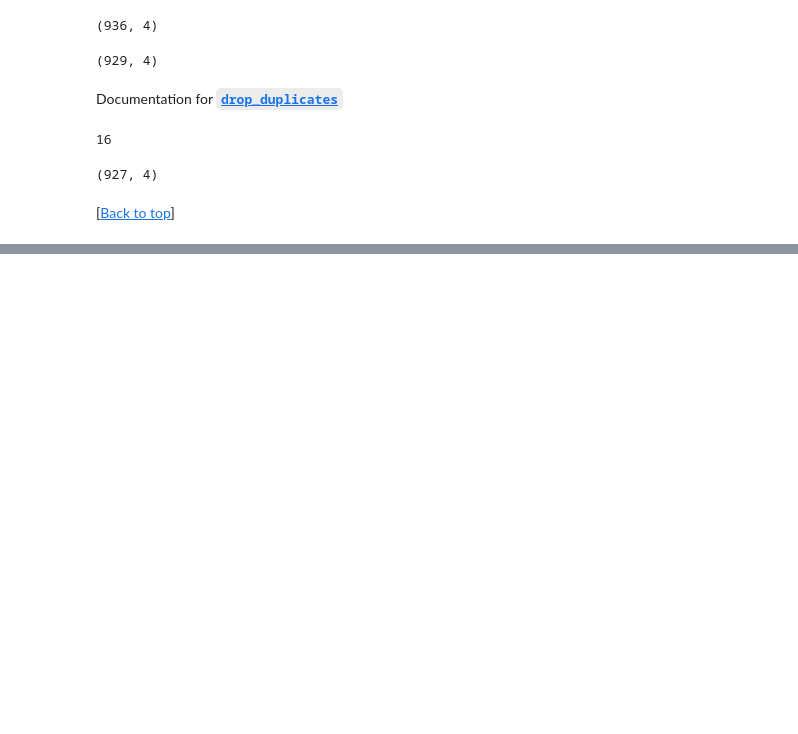
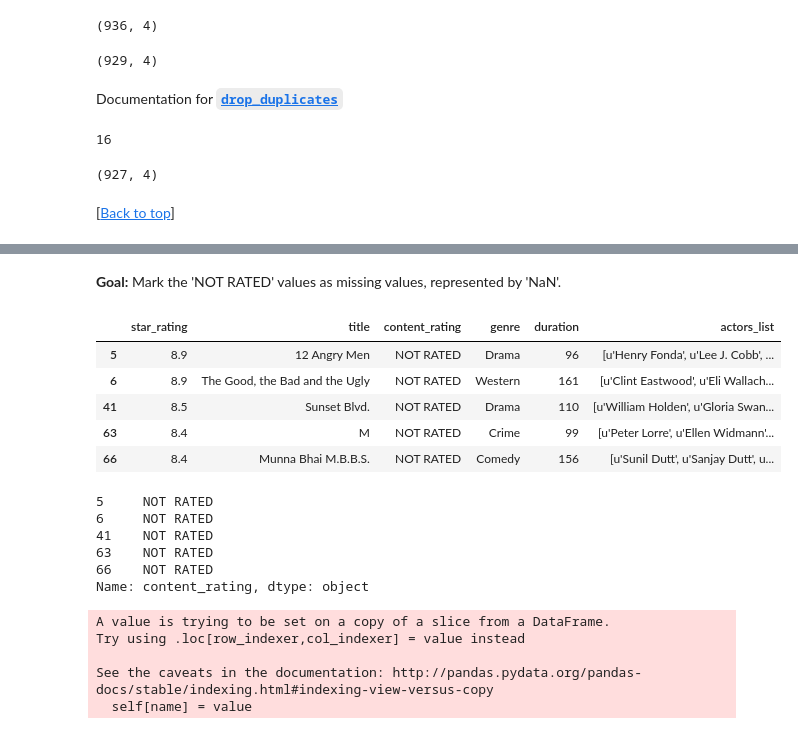
Before and after one commit to justmarkham/pandas-videos, a Jupyter notebook: pandas.ipynb, the cells around one changed output, grey strips where cells are left out. Drawn from its saved outputs; the diff is of its cells as text; code cells hidden in the pictures; blank space fills up the shorter version.

```diff
--- a/pandas.ipynb
+++ b/pandas.ipynb
@@ -2830,0 +2834,4 @@ users.drop_duplicates(subset=['age', 'zip_code']).shape
+# %%
+# read a dataset of top-rated IMDb movies into a DataFrame
+movies = pd.read_csv('http://bit.ly/imdbratings')
+movies.head()
@@ -2830,0 +2875,32 @@ users.drop_duplicates(subset=['age', 'zip_code']).shape
+# %% [markdown]
+**Goal:** Mark the 'NOT RATED' values as missing values, represented by 'NaN'.
+# %%
+# first, locate the relevant rows
+movies[movies.content_rating=='NOT RATED'].head()
+# %% [output]
+|  | star_rating | title | content_rating | genre | duration | actors_list |
+| 5 | 8.9 | 12 Angry Men | NOT RATED | Drama | 96 | [u'Henry Fonda', u'Lee J. Cobb', ... |
+| 6 | 8.9 | The Good, the Bad and the Ugly | NOT RATED | Western | 161 | [u'Clint Eastwood', u'Eli Wallach... |
+| 41 | 8.5 | Sunset Blvd. | NOT RATED | Drama | 110 | [u'William Holden', u'Gloria Swan... |
+| 63 | 8.4 | M | NOT RATED | Crime | 99 | [u'Peter Lorre', u'Ellen Widmann'... |
+| 66 | 8.4 | Munna Bhai M.B.B.S. | NOT RATED | Comedy | 156 | [u'Sunil Dutt', u'Sanjay Dutt', u... |
+# %%
+# then, select the 'content_rating' Series from those rows
+movies[movies.content_rating=='NOT RATED'].content_rating.head()
+# %% [output]
+5     NOT RATED
+6     NOT RATED
+41    NOT RATED
+63    NOT RATED
+66    NOT RATED
+Name: content_rating, dtype: object
+# %%
+# finally, replace the 'NOT RATED' values with 'NaN' (imported from NumPy)
+import numpy as np
+movies[movies.content_rating=='NOT RATED'].content_rating = np.nan
+# %% [output]
+A value is trying to be set on a copy of a slice from a DataFrame.
+Try using .loc[row_indexer,col_indexer] = value instead
+
+See the caveats in the documentation: http://pandas.pydata.org/pandas-docs/stable/indexing.html#indexing-view-versus-copy
+  self[name] = value
```
Also changed, not shown: parts of 24 cells of this notebook, 1 other file.
